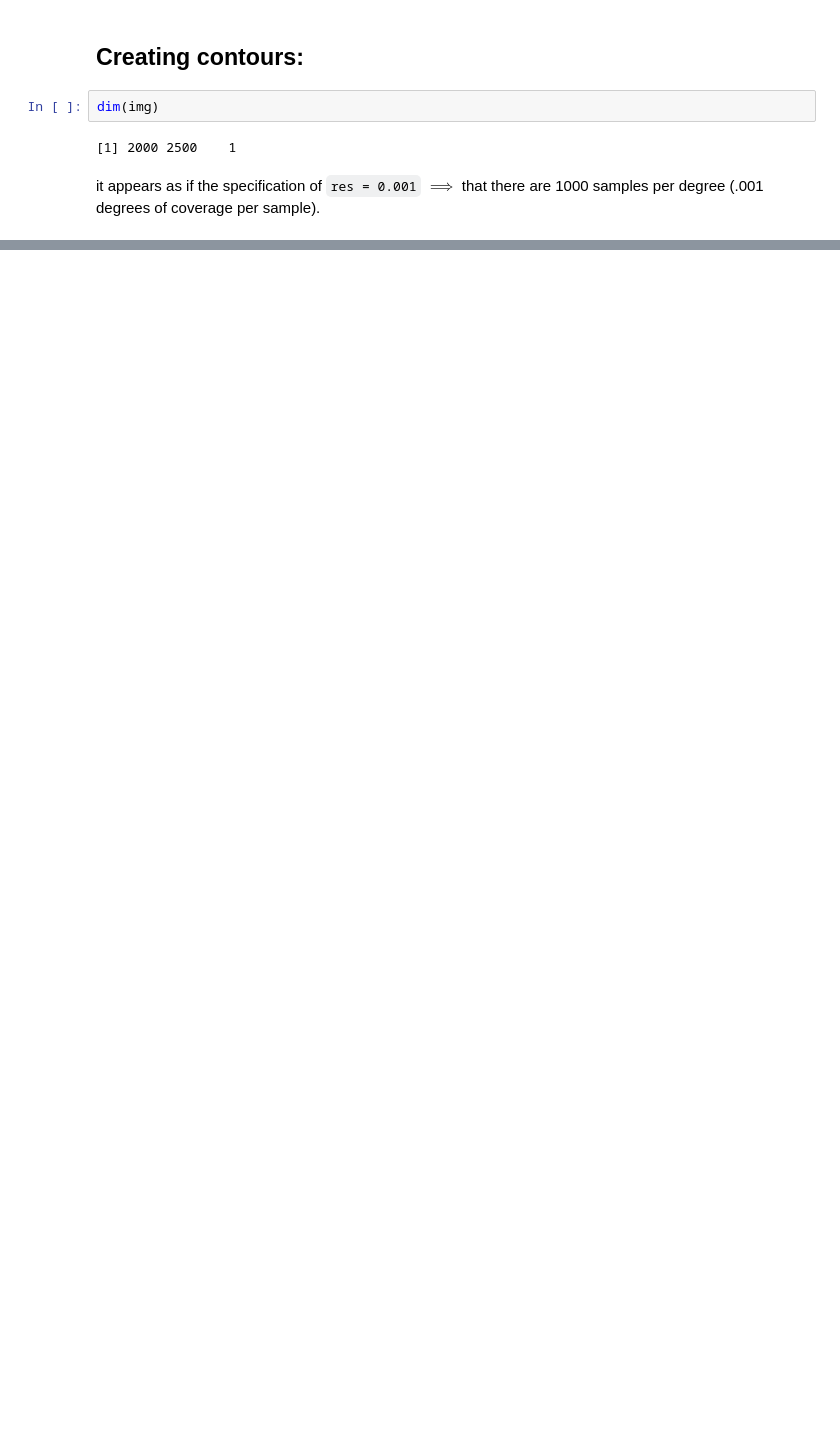
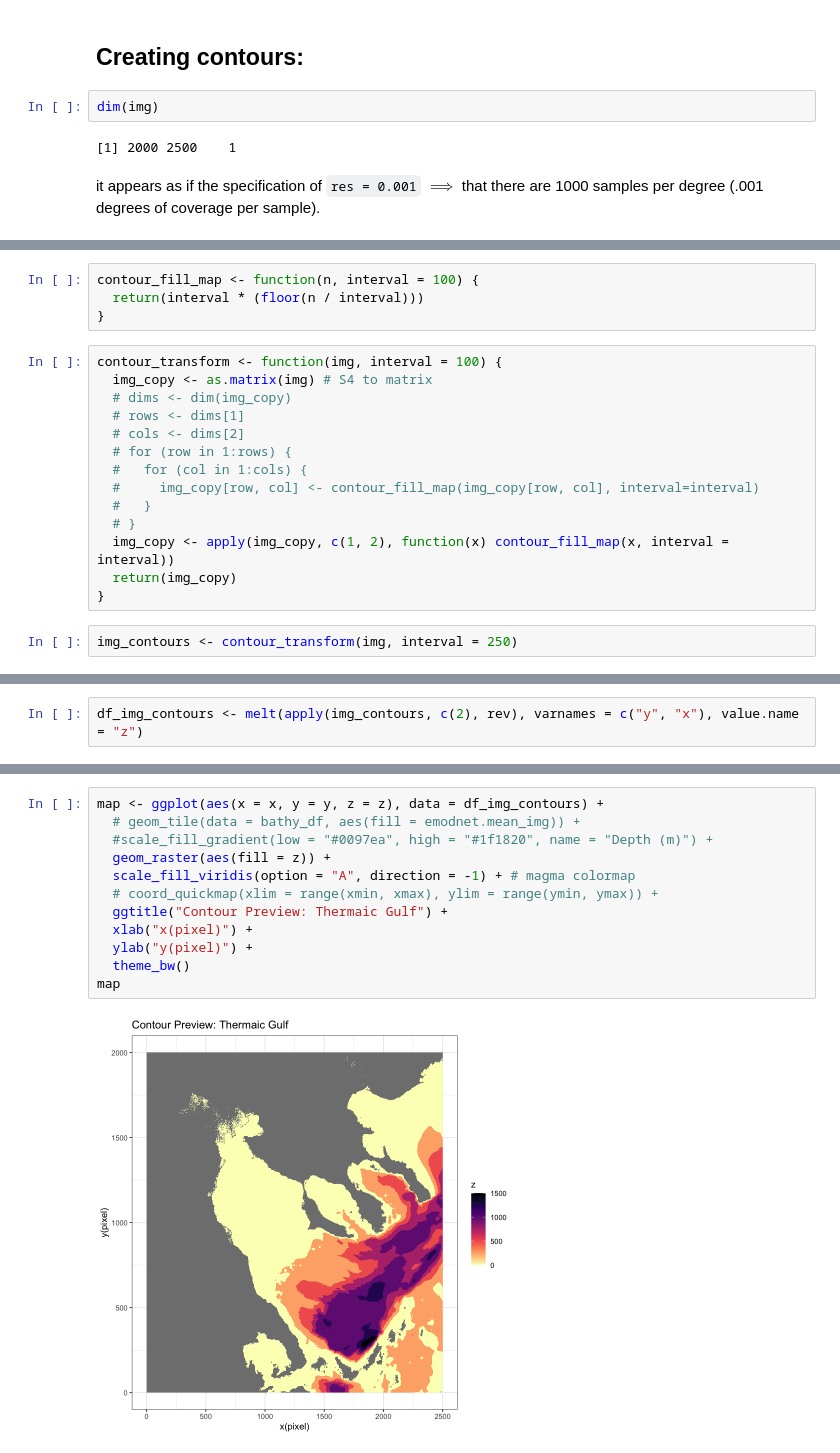
Before and after one commit to johnmays/bathymetric-data-vis, a Jupyter notebook: r_development/wcs_contour_generation.ipynb, the cells around one changed output, grey strips where cells are left out. Cells and saved outputs as stored; diff of their text form; blank space fills up the shorter version.

```diff
--- a/r_development/wcs_contour_generation.ipynb
+++ b/r_development/wcs_contour_generation.ipynb
@@ -107,0 +134,20 @@ It looks like the data frame, structured `intensity, x, y` like `bathy` would be
+# %%
+contour_fill_map <- function(n, interval = 100) {
+  return(interval * (floor(n / interval)))
+}
+# %%
+contour_transform <- function(img, interval = 100) {
+  img_copy <- as.matrix(img) # S4 to matrix
+  # dims <- dim(img_copy)
+  # rows <- dims[1]
+  # cols <- dims[2]
+  # for (row in 1:rows) {
+  #   for (col in 1:cols) {
+  #     img_copy[row, col] <- contour_fill_map(img_copy[row, col], interval=interval)
+  #   }
+  # }
+  img_copy <- apply(img_copy, c(1, 2), function(x) contour_fill_map(x, interval = interval))
+  return(img_copy)
+}
+# %%
+img_contours <- contour_transform(img, interval = 250)
@@ -107,0 +170,2 @@ It looks like the data frame, structured `intensity, x, y` like `bathy` would be
+# %%
+df_img_contours <- melt(apply(img_contours, c(2), rev), varnames = c("y", "x"), value.name = "z")
@@ -107,0 +184,14 @@ It looks like the data frame, structured `intensity, x, y` like `bathy` would be
+# %%
+map <- ggplot(aes(x = x, y = y, z = z), data = df_img_contours) +
+  # geom_tile(data = bathy_df, aes(fill = emodnet.mean_img)) +
+  #scale_fill_gradient(low = "#0097ea", high = "#1f1820", name = "Depth (m)") +
+  geom_raster(aes(fill = z)) +
+  scale_fill_viridis(option = "A", direction = -1) + # magma colormap
+  # coord_quickmap(xlim = range(xmin, xmax), ylim = range(ymin, ymax)) +
+  ggtitle("Contour Preview: Thermaic Gulf") +
+  xlab("x(pixel)") +
+  ylab("y(pixel)") +
+  theme_bw()
+map
+# %% [output]
+[figure, added]
```
Also changed, not shown: parts of 13 cells of this notebook, 1 other file.
